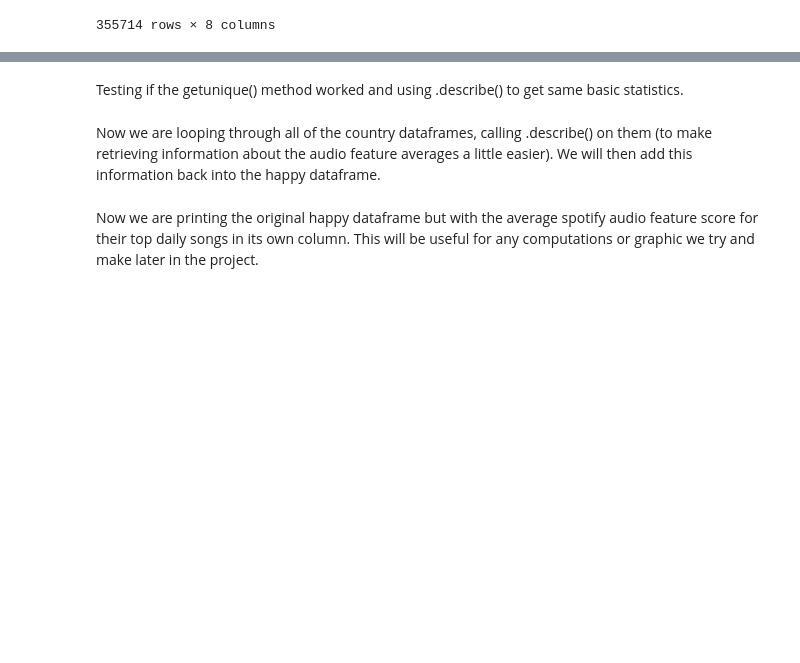
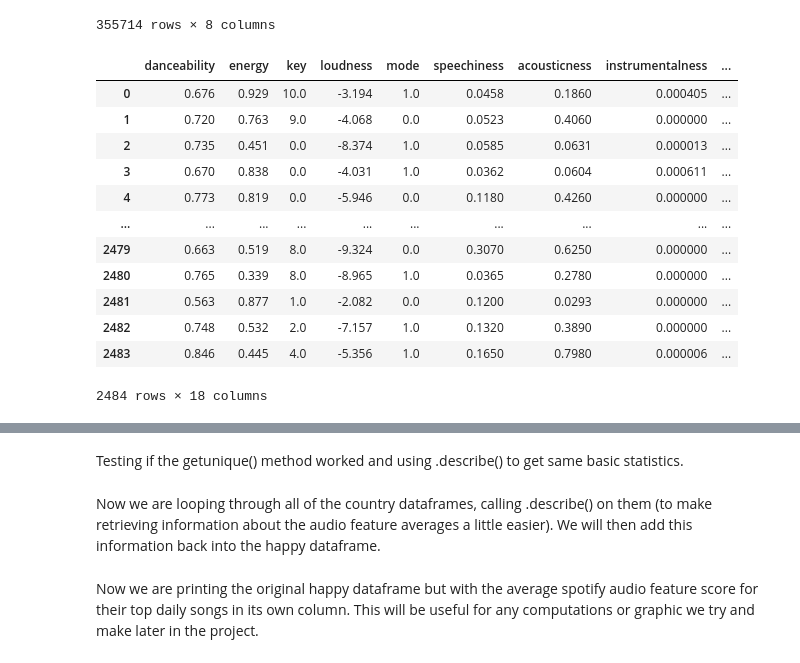
Before and after one commit to Albina-C/INFO-2950-Project, a Jupyter notebook: PROJ 2950.ipynb, the cells around one changed output, grey strips where cells are left out. Saved outputs shown, nothing was run; the diff lists cells and outputs as text; code cells hidden in the pictures; blank space fills up the shorter version.

```diff
--- a/PROJ 2950.ipynb
+++ b/PROJ 2950.ipynb
@@ -816,18 +819,39 @@ def spotify(dataframe):
 # %%
 def getunique(dataframe):
     audiofeatures=pd.DataFrame({'danceability':[], 'energy':[],'key':[], 'loudness':[], 'mode':[], 'speechiness':[],'acousticness':[], 'instrumentalness':[],'liveness':[], 'valence':[], 'tempo':[], 'type':[],'id':[], 'uri':[],'track_href':[], 'analysis_url':[], 'duration_ms':[], 'time_signature':[]})
-    uniquesongs=pd.unique(dataframe['track_name'])
-    list=[]
+    dataframe.drop_duplicates(subset ="track_name",
+                     keep = 'first', inplace = True,)
+    dataframe=dataframe.reset_index(drop=True)
+#     dataframe['track_name']
+#     uniquesongs=pd.unique(dataframe['track_name'])
+#     list=[]
 
     for row in range(len(dataframe)):
-         for song in uniquesongs:
-            if dataframe.loc[row,'track_name']==song and not song in list:
-                url=dataframe.loc[row,'url']
-                sub=url.rindex('/')
-                idurl=url[sub+1:]
-                newrow=sp.audio_features(idurl)[0]
-                audiofeatures=audiofeatures.append(newrow,ignore_index=True)
-                list.append(song)
-    print(audiofeatures)
+#          for song in uniquesongs:
+#             if dataframe.loc[row,'track_name']==song and not song in list:
+            url=dataframe.loc[row,'url']
+            sub=url.rindex('/')
+            idurl=url[sub+1:]
+            newrow=sp.audio_features(idurl)[0]
+            audiofeatures=audiofeatures.append(newrow,ignore_index=True)
+#             list.append(song)
+    audiofeatures['track_name']=dataframe['track_name']
+    return audiofeatures
 # %%
-getunique(finalsongs.copy())
+uniquefinal=getunique(finalsongs.copy())
+# %%
+uniquefinal
+# %% [output]
+|  | danceability | energy | key | loudness | mode | speechiness | acousticness | instrumentalness | ... |
+| 0 | 0.676 | 0.929 | 10.0 | -3.194 | 1.0 | 0.0458 | 0.1860 | 0.000405 | ... |
+| 1 | 0.720 | 0.763 | 9.0 | -4.068 | 0.0 | 0.0523 | 0.4060 | 0.000000 | ... |
+| 2 | 0.735 | 0.451 | 0.0 | -8.374 | 1.0 | 0.0585 | 0.0631 | 0.000013 | ... |
+| 3 | 0.670 | 0.838 | 0.0 | -4.031 | 1.0 | 0.0362 | 0.0604 | 0.000611 | ... |
+| 4 | 0.773 | 0.819 | 0.0 | -5.946 | 0.0 | 0.1180 | 0.4260 | 0.000000 | ... |
+| ... | ... | ... | ... | ... | ... | ... | ... | ... | ... |
+| 2479 | 0.663 | 0.519 | 8.0 | -9.324 | 0.0 | 0.3070 | 0.6250 | 0.000000 | ... |
+| 2480 | 0.765 | 0.339 | 8.0 | -8.965 | 1.0 | 0.0365 | 0.2780 | 0.000000 | ... |
+| 2481 | 0.563 | 0.877 | 1.0 | -2.082 | 0.0 | 0.1200 | 0.0293 | 0.000000 | ... |
+| 2482 | 0.748 | 0.532 | 2.0 | -7.157 | 1.0 | 0.1320 | 0.3890 | 0.000000 | ... |
+| 2483 | 0.846 | 0.445 | 4.0 | -5.356 | 1.0 | 0.1650 | 0.7980 | 0.000006 | ... |
+2484 rows × 18 columns
```
Also changed, not shown: parts of 9 cells of this notebook.
